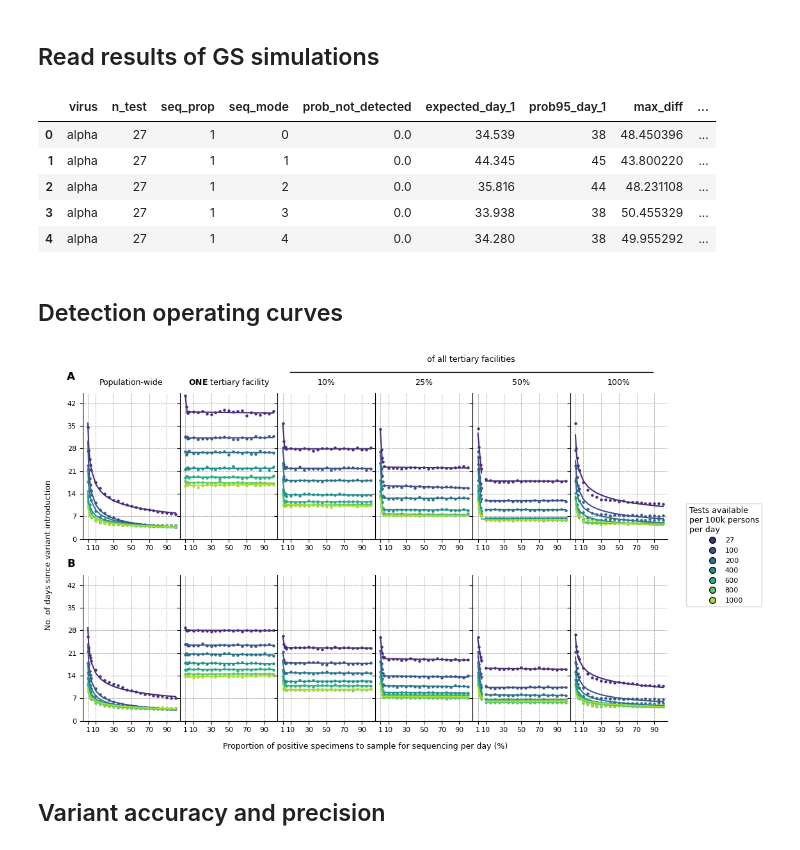
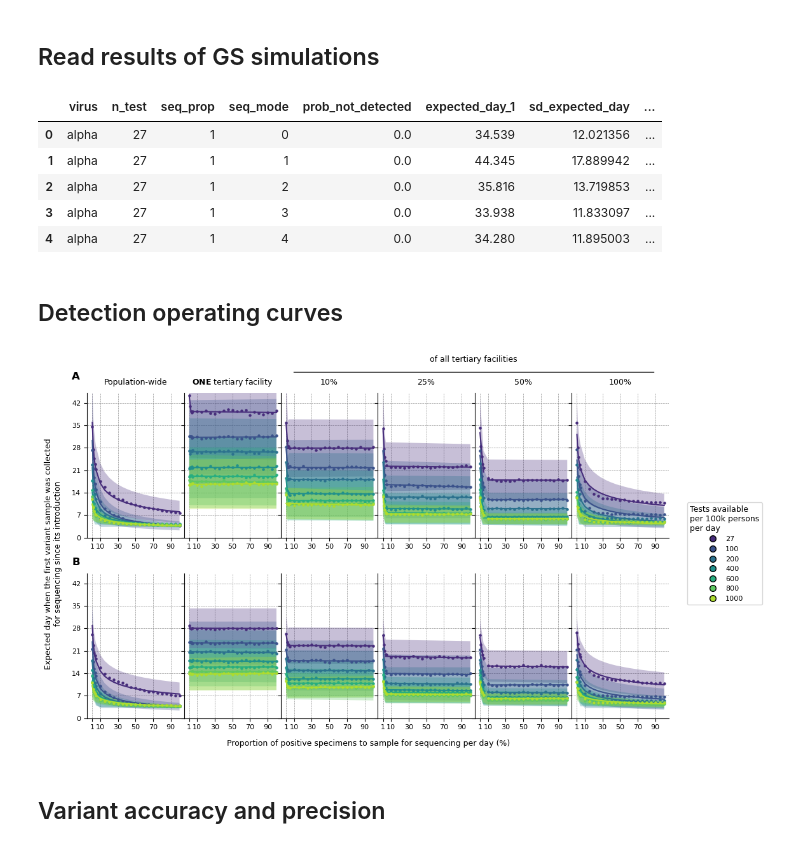
Before and after one commit to AMC-LAEB/PATAT-sim, a Jupyter notebook: projects/surveillance/han-et-al_genome_surveillance_lmics.ipynb, the cells around one changed output. Cells and saved outputs as stored; diff of their text form; code cells hidden in the pictures.

Commit message:
update manuscripts

```diff
--- a/projects/surveillance/han-et-al_genome_surveillance_lmics.ipynb
+++ b/projects/surveillance/han-et-al_genome_surveillance_lmics.ipynb
@@ -262,8 +267,8 @@ def logistic_growth_func(t, r):
     return 1 / (1 + a * np.exp(-r * t))
 
 try:
-    all_var_count_arr = np.load("all_var_count_arr.npz")['all_var_count_arr']
-    all_per_day_specimens_arr = np.load("all_per_day_specimens_arr.npz")['all_per_day_specimens_arr']
+    all_var_count_arr = np.load("/Users/alvinhan/Dropbox/ACTA/RADx/PATAT_gs_ms_data/all_var_count_arr.npz")['all_var_count_arr']
+    all_per_day_specimens_arr = np.load("/Users/alvinhan/Dropbox/ACTA/RADx/PATAT_gs_ms_data/all_per_day_specimens_arr.npz")['all_per_day_specimens_arr']
 except:
     # virus x len(test_N_arr) x sim_i x days x len(seq_mode_arr) x (WT, MT, FP)
     all_per_day_specimens_arr = np.zeros((2, len(test_N_arr), 1000, 91, len(seq_mode_arr), 3), dtype=float)
@@ -373,10 +378,10 @@ prev_recc_arr = ['Brito et al\n(2021)', 'WHO/ECDC', 'Wohl et al\n(2021)']
 # virus x len(test_N_arr) x sim_i x days x 2
 
 try:
-    prev_recc_first_detection = np.load('./prev_recc_first_detection.npz')['prev_recc_first_detection']
-    prev_recc_seq_n_per_week = np.load('./prev_recc_seq_n_per_week.npz')['prev_recc_seq_n_per_week']
-    prev_recc_specimens_tot_per_week = np.load('./prev_recc_specimens_tot_per_week.npz')['prev_recc_specimens_tot_per_week']
-    wohl_first_detection = np.load('./wohl_first_detection.npz')['wohl_first_detection']
+    prev_recc_first_detection = np.load('/Users/alvinhan/Dropbox/ACTA/RADx/PATAT_gs_ms_data/prev_recc_first_detection.npz')['prev_recc_first_detection']
+    prev_recc_seq_n_per_week = np.load('/Users/alvinhan/Dropbox/ACTA/RADx/PATAT_gs_ms_data/prev_recc_seq_n_per_week.npz')['prev_recc_seq_n_per_week']
+    prev_recc_specimens_tot_per_week = np.load('/Users/alvinhan/Dropbox/ACTA/RADx/PATAT_gs_ms_data/prev_recc_specimens_tot_per_week.npz')['prev_recc_specimens_tot_per_week']
+    wohl_first_detection = np.load('/Users/alvinhan/Dropbox/ACTA/RADx/PATAT_gs_ms_data/wohl_first_detection.npz')['wohl_first_detection']
 except:
     # simulate for each reccomendation
     prev_recc_first_detection = np.zeros((2, len(test_N_arr), 1000, len(seq_mode_arr), len(prev_recc_arr)), dtype=np.int32)
@@ -643,9 +646,9 @@ for virus in var_type_arr:
 
                 # get simulation results
                 if virus == 'alpha':
-                    fname = "./20220208_alpha_gs_sim/set%03i_run%03i_seq%03i_sim_arr.npz"%(set_id, run_id, seq_prop)
+                    fname = "/Users/alvinhan/Dropbox/ACTA/RADx/PATAT_gs_ms_data/20220208_alpha_gs_sim/set%03i_run%03i_seq%03i_sim_arr.npz"%(set_id, run_id, seq_prop)
                 else:
-                    fname = "./20220208_gs_sim/set%03i_run%03i_seq%03i_sim_arr.npz"%(set_id, run_id, seq_prop)
+                    fname = "/Users/alvinhan/Dropbox/ACTA/RADx/PATAT_gs_ms_data/20220208_gs_sim/set%03i_run%03i_seq%03i_sim_arr.npz"%(set_id, run_id, seq_prop)
                 try:
                     result_arr = np.load(fname)
                 except:
@@ -688,10 +691,11 @@ for virus in var_type_arr:
 
                 prob95_day = np.where(sm_first_detection_prob>=0.95)[0][0]
                 expected_day = np.mean(sm_first_dection_arr)
+                sd_expected_day = np.std(sm_first_dection_arr, ddof=1)
 
                 results_df.append({'virus':virus, 'n_test':n_test, 'seq_prop':seq_prop, 'seq_mode':seq_mode,
                                    'prob_not_detected':prop_not_detected * 100,
-                                   'expected_day_1':expected_day, 'prob95_day_1':prob95_day,
+                                   'expected_day_1':expected_day, 'sd_expected_day':sd_expected_day, 'prob95_day_1':prob95_day,
                                    'max_diff':max_abs_diff_arr[:,idx].mean() * 100,
                                    'gmean_err':gmean_abs_diff_arr[:,idx].mean() * 100,
                                    'prop_days_w_mea':prop_days_w_measurement[:,idx].mean() * 100,
@@ -700,12 +704,12 @@ for virus in var_type_arr:
 results_df = pd.DataFrame.from_dict(results_df)
 results_df.head()
 # %% [output]
-|  | virus | n_test | seq_prop | seq_mode | prob_not_detected | expected_day_1 | prob95_day_1 | max_diff | ... |
-| 0 | alpha | 27 | 1 | 0 | 0.0 | 34.539 | 38 | 48.450396 | ... |
-| 1 | alpha | 27 | 1 | 1 | 0.0 | 44.345 | 45 | 43.800220 | ... |
-| 2 | alpha | 27 | 1 | 2 | 0.0 | 35.816 | 44 | 48.231108 | ... |
-| 3 | alpha | 27 | 1 | 3 | 0.0 | 33.938 | 38 | 50.455329 | ... |
-| 4 | alpha | 27 | 1 | 4 | 0.0 | 34.280 | 38 | 49.955292 | ... |
+|  | virus | n_test | seq_prop | seq_mode | prob_not_detected | expected_day_1 | sd_expected_day | ... |
+| 0 | alpha | 27 | 1 | 0 | 0.0 | 34.539 | 12.021356 | ... |
+| 1 | alpha | 27 | 1 | 1 | 0.0 | 44.345 | 17.889942 | ... |
+| 2 | alpha | 27 | 1 | 2 | 0.0 | 35.816 | 13.719853 | ... |
+| 3 | alpha | 27 | 1 | 3 | 0.0 | 33.938 | 11.833097 | ... |
+| 4 | alpha | 27 | 1 | 4 | 0.0 | 34.280 | 11.895003 | ... |
 # %% [markdown]
 ## Detection operating curves
 # %%
@@ -759,6 +763,7 @@ with plt.style.context('default'):
             for n, n_test in enumerate(test_N_arr):
                 x_data = sm_virus_results_df.loc[n_test, 'seq_prop'].to_numpy()
                 y_data = sm_virus_results_df.loc[n_test, 'expected_day_1'].to_numpy()
+                y_sd_data = sm_virus_results_df.loc[n_test, 'sd_expected_day'].to_numpy()
                 ax.scatter(x_data, y_data, color=test_cmap[n], marker='.', s=20, zorder=100)
 
                 popt, pcov = curve_fit(linear_func, np.log(x_data), np.log(y_data)) # your data x, y to fit
@@ -774,7 +779,24 @@ with plt.style.context('default'):
                         ax.plot(x_data[i:], popt_2[0] * x_data[i:] + popt_2[-1], color=test_cmap[n], ls='-', lw=1.5, zorder=100)
                     else:
                         ax.plot(x_data, popt_1[0] * x_data + popt_1[-1], color=test_cmap[n], ls='-', lw=1.5, zorder=100)
-                    #raise Exception
+
+                y_sd_arr = []
+                for yy in [y_data - y_sd_data, y_data + y_sd_data]:
+                    popt, pcov = curve_fit(linear_func, np.log(x_data), np.log(yy)) # your data x, y to fit
+                    negpos_residuals = np.log(yy) - linear_func(np.log(x_data), *popt)
+                    negpow_r2 = compute_r_squared(negpos_residuals, np.log(yy))
+                    if negpow_r2 > 0.85:
+                        m, c = popt
+                        y_sd_arr.append(np.exp(m * np.log(x_data) + c))
+                    else:
+                        i, popt_1, popt_2 = two_phase_linear(x_data, yy)
+                        if i > 0:
+                            y_sd_arr.append(np.array(list(popt_1[0] * x_data[:i] + popt_1[-1]) + list(popt_2[0] * x_data[i:] + popt_2[-1])))
+                        else:
+                            y_sd_arr.append(popt_1[0] * x_data + popt_1[-1])
+                ax.fill_between(x = x_data, y1 = y_sd_arr[0], y2 = y_sd_arr[1],
+                                interpolate=True, facecolor=test_cmap[n], edgecolor=None, zorder=50, alpha=0.3)
+                #break
 
             ax.set_ylim(0., 45.)
             ax.set_yticks(np.arange(0, 45, 7))
@@ -786,36 +808,37 @@ with plt.style.context('default'):
             ax.tick_params(axis='both', labelsize=8)
 
             for axis in ['top', 'right']:
                 ax.spines[axis].set_visible(False)
 
             if v == 0:
                 ax.set_title(seq_mode_labels[seq_mode], fontsize=9, pad=10)
 
     fig.text(s='Proportion of positive specimens to sample for sequencing per day (%)', x=0.5, y=0.05,
              ha='center', va='center', fontsize=9)
-    fig.text(s='No. of days since variant introduction', x=0.08, y=0.5,
+    fig.text(s='Expected day when the first variant sample was collected\nfor sequencing since its introduction', x=0.08, y=0.5,
              ha='center', va='center', fontsize=9, rotation=90)
 
     line = plt.Line2D([.4, .88], [.93, .93], linewidth=1., transform=fig.transFigure, color="black")
     fig.add_artist(line)
     fig.text(s='of all tertiary facilities', x=0.4 + (.48/2), y = .95, ha='center', va='bottom', fontsize=9, )
     # legend
     legend_handles = []
     for t, test_N in enumerate(test_N_arr):
         legend_handles.append(Line2D([0], [0], marker='o', color='k', lw=0., label=test_N,
                               markerfacecolor=test_cmap[t], markersize=7))
     legend = fig.legend(handles=legend_handles, loc='center left', bbox_to_anchor=(.92, 0.5), fontsize=8,
                         title="Tests available\nper 100k persons\nper day")
     legend.get_title().set_fontsize('9')
 
     fig.text(s=r"$\bf{A}$", x=0.11, y=.92, fontsize=12, ha='center', va='center')
     fig.text(s=r"$\bf{B}$", x=0.11, y=.48, fontsize=12, ha='center', va='center')
 
     plt.savefig('./gs_manuscript/figure3.png', dpi=330, bbox_inches='tight')
-    #plt.savefig('./abstract_figure.png', dpi=330, bbox_inches='tight')
+    #plt.savefig('./gs_manuscript/figure3.pdf', bbox_inches='tight')
+
     plt.show()
 # %% [output]
-[figure, old version]
+[figure, new version]
 # %% [markdown]
 ## Variant accuracy and precision
 # %%
```
Also changed, not shown: parts of 19 cells of this notebook, 54 other files.
